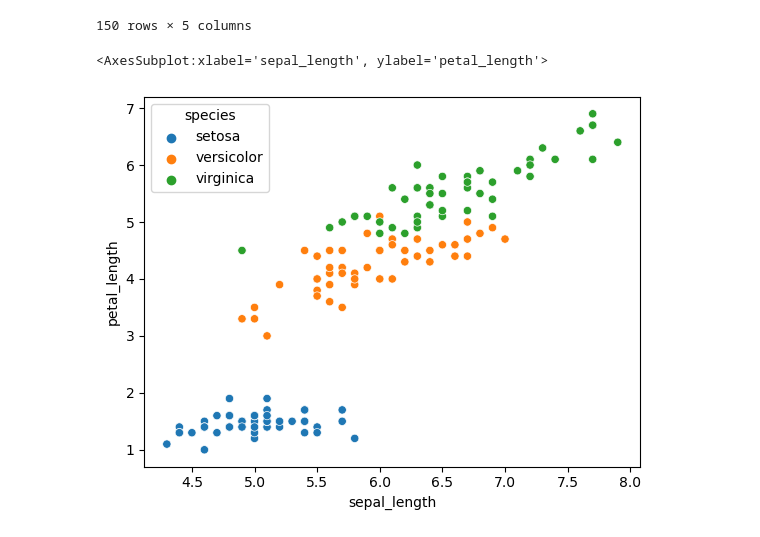
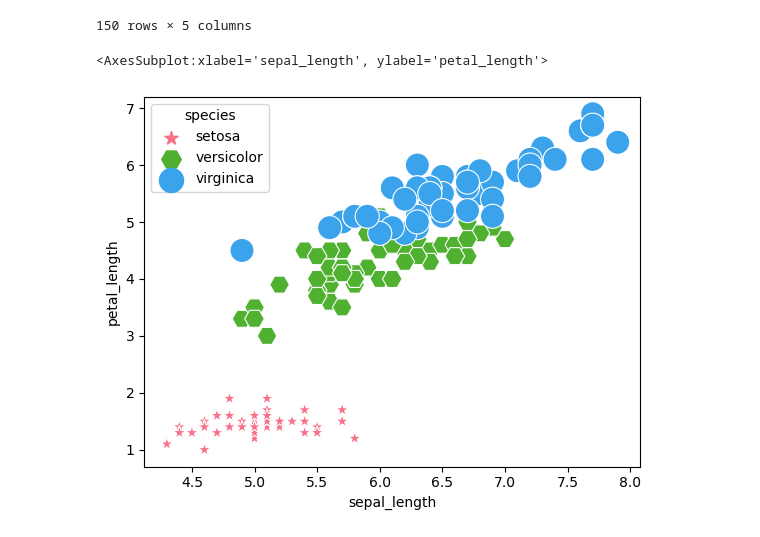
Before and after one commit to liuryl/Purchase, a Jupyter notebook: 课件/seaborn玩具数据加载.ipynb, the cells around one changed output. Cells and saved outputs as stored; diff of their text form; code cells hidden in the pictures.

```diff
--- a/课件/seaborn玩具数据加载.ipynb
+++ b/课件/seaborn玩具数据加载.ipynb
@@ -241,7 +241,19 @@ iris
 150 rows × 5 columns
 # %%
 #size用某列数据控制元的大小
-sns.scatterplot(x='sepal_length',y='petal_length',data=iris,hue='species')
+#size指定的列为数值型直接影响点的大小
+#如果size指定的列不是数值型，则需要配置size参数
+#style用来指定那一列需要配置外观
+sns.scatterplot(x='sepal_length',y='petal_length',data=iris,hue='species',
+                palette='husl',style='species',markers={
+        'setosa':'*',
+        'versicolor':'H',
+        'virginica':'o'
+    },size='species',sizes={
+        'setosa':100,
+        'versicolor':200,
+        'virginica':300
+    })
 # %% [output]
 <AxesSubplot:xlabel='sepal_length', ylabel='petal_length'>
-[figure, old version]
+[figure, new version]
```
Also changed, not shown: parts of 13 cells of this notebook, 1 other file.
